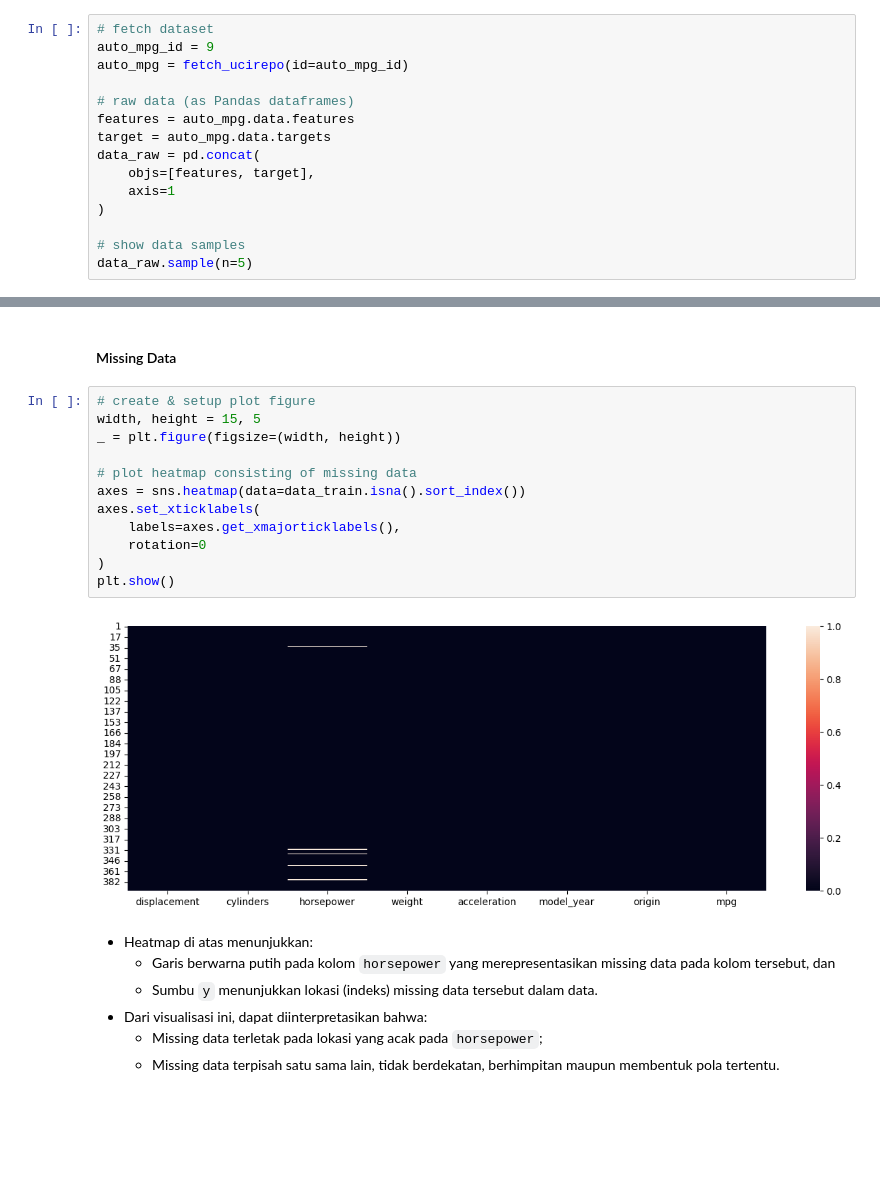
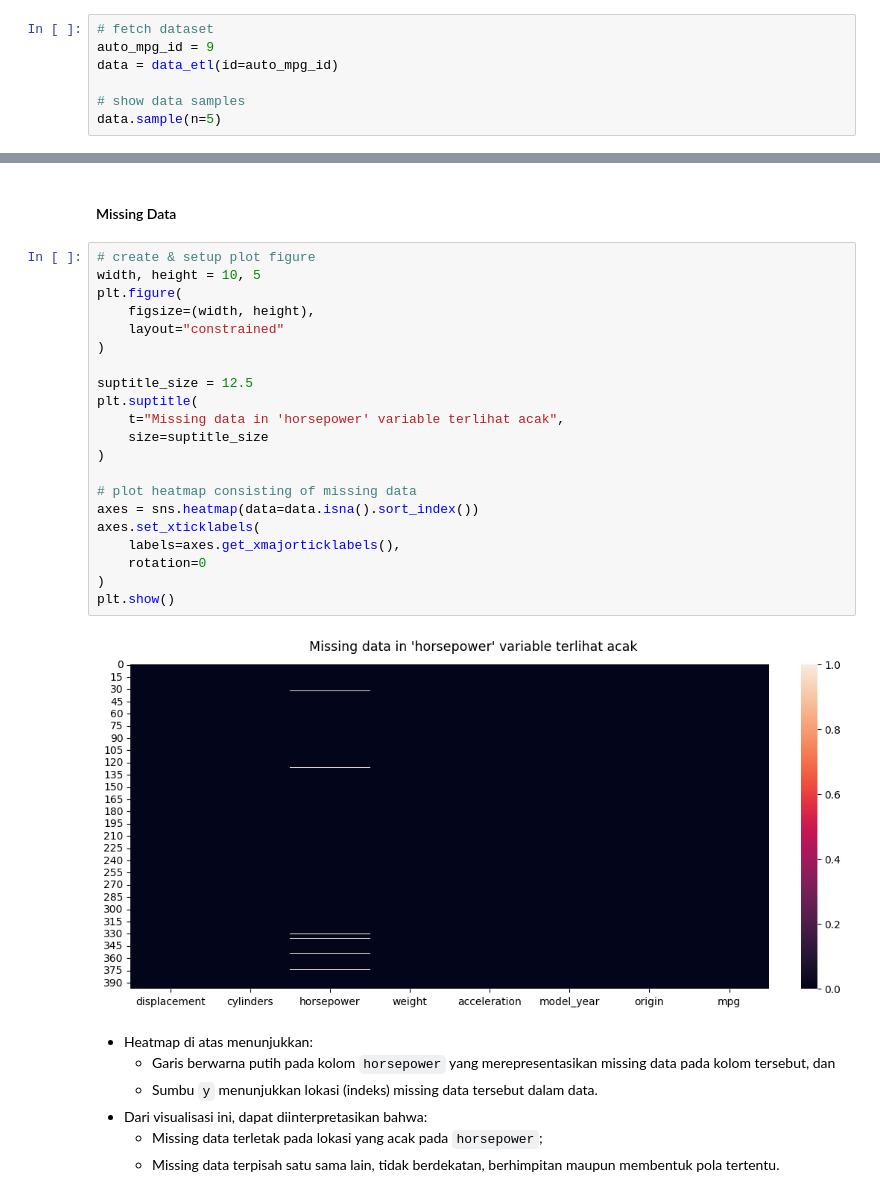
Before and after one commit to garudapaksi-yusuf/Auto_MPG_Prediction, a Jupyter notebook: notebook/notebook.ipynb, the cells around one changed output, grey strips where cells are left out. Saved outputs shown, nothing was run; the diff lists cells and outputs as text; blank space fills up the shorter version.

```diff
--- a/notebook/notebook.ipynb
+++ b/notebook/notebook.ipynb
@@ -95,17 +120,9 @@ This dataset is a slightly modified version of the dataset provided in the StatL
 # %%
 # fetch dataset
 auto_mpg_id = 9
-auto_mpg = fetch_ucirepo(id=auto_mpg_id)
-
-# raw data (as Pandas dataframes)
-features = auto_mpg.data.features
-target = auto_mpg.data.targets
-data_raw = pd.concat(
-    objs=[features, target],
-    axis=1
-)
+data = data_etl(id=auto_mpg_id)
 
 # show data samples
-data_raw.sample(n=5)
+data.sample(n=5)
 # %% [output]
 |  | displacement | cylinders | horsepower | weight | acceleration | model_year | origin | mpg |
@@ -210,18 +179,27 @@ pd.DataFrame(data={
 #### Missing Data
 # %%
 # create & setup plot figure
-width, height = 15, 5
-_ = plt.figure(figsize=(width, height))
+width, height = 10, 5
+plt.figure(
+    figsize=(width, height),
+    layout="constrained"
+)
+
+suptitle_size = 12.5
+plt.suptitle(
+    t="Missing data in 'horsepower' variable terlihat acak",
+    size=suptitle_size
+)
 
 # plot heatmap consisting of missing data
-axes = sns.heatmap(data=data_train.isna().sort_index())
+axes = sns.heatmap(data=data.isna().sort_index())
 axes.set_xticklabels(
     labels=axes.get_xmajorticklabels(),
     rotation=0
 )
 plt.show()
 # %% [output]
-[figure, old version]
+[figure, new version]
 # %% [markdown]
 * Heatmap di atas menunjukkan:
     * Garis berwarna putih pada kolom `horsepower` yang merepresentasikan missing data pada kolom tersebut, dan
```
Also changed, not shown: parts of 110 cells of this notebook.
